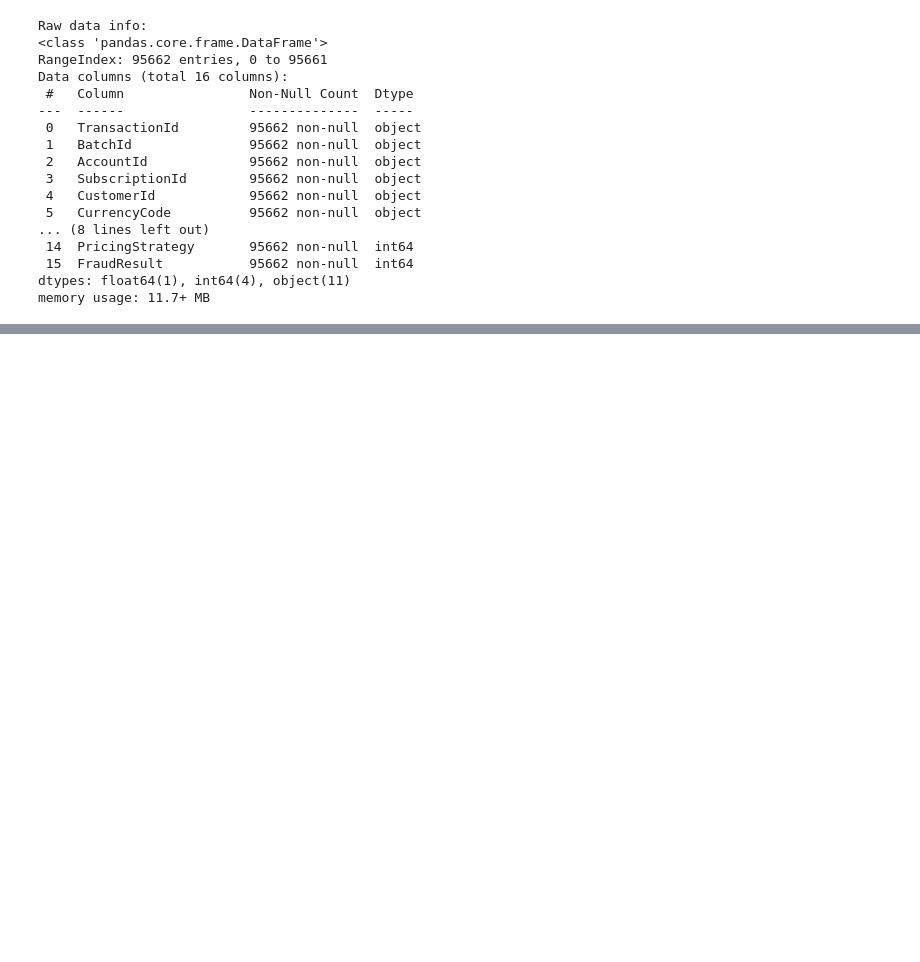
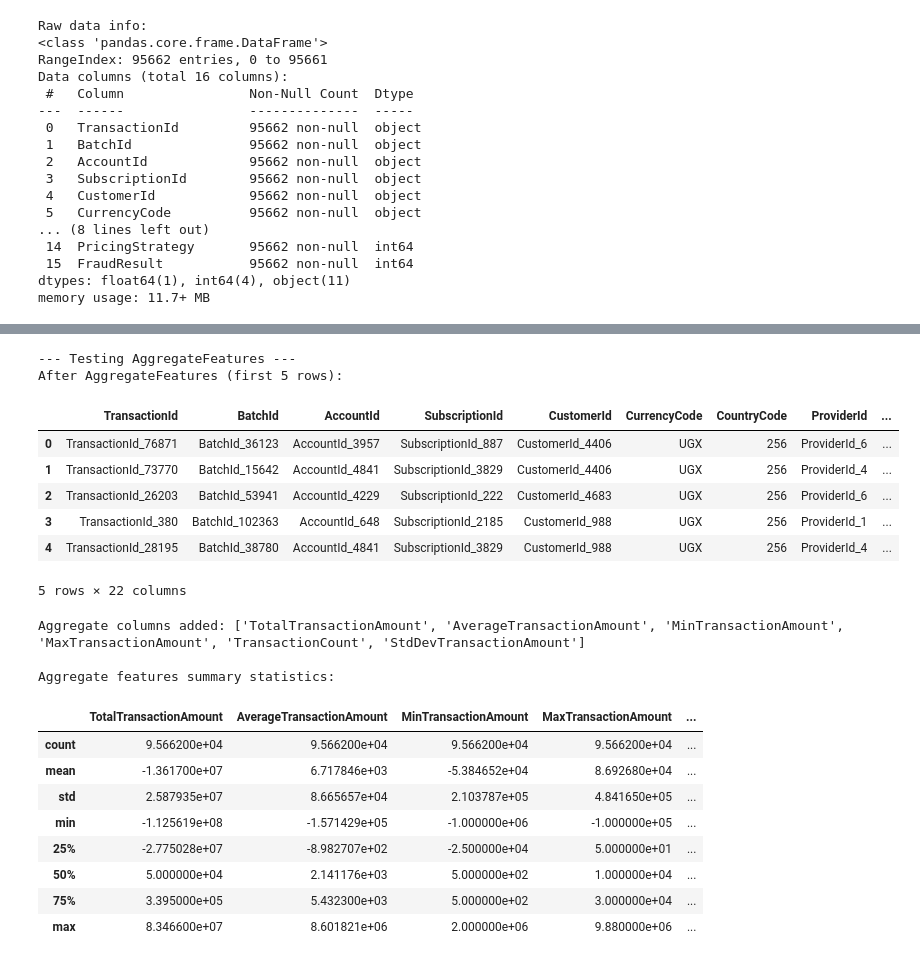
Before and after one commit to tigrem/Credit_Risk_Probability_Model, a Jupyter notebook: notebooks/test_feature_engineering_notebook.ipynb, the cells around one changed output, grey strips where cells are left out. Drawn from its saved outputs; the diff is of its cells as text; code cells hidden in the pictures; blank space fills up the shorter version.

```diff
--- a/notebooks/test_feature_engineering_notebook.ipynb
+++ b/notebooks/test_feature_engineering_notebook.ipynb
@@ -65,36 +63,6 @@ try:
 except FileNotFoundError:
     print(f"Error: {DATA_PATH} not found.")
     print("Please ensure 'data.csv' is located in the '../data/raw/' directory relative to this notebook.")
-    # Create a dummy dataframe for testing if the file is truly missing
-    print("\n--- Creating a dummy DataFrame for testing. ---")
-    df_raw = pd.DataFrame({
-        'TransactionId': range(10),
-        'BatchId': range(100,110),
-        'AccountId': [1,1,2,2,3,3,1,4,4,5],
-        'SubscriptionId': range(200,210),
-        'CustomerId': [10,10,20,20,30,30,10,40,40,50],
-        'CurrencyCode': ['KES']*10,
-        'CountryCode': [254]*10,
-        'ProviderId': [1,2,1,3,2,1,2,3,1,2],
-        'ProductId': ['P1','P2','P1','P3','P2','P1','P3','P1','P2','P3'],
-        'ProductCategory': ['CatA','CatB','CatA','CatC','CatB','CatA','CatC','CatA','CatB','CatC'],
-        'ChannelId': ['App','Web','App','POS','Web','App','POS','Web','App','POS'],
-        'Amount': [100.5, -50.0, 200.0, 75.2, -30.0, 150.0, 80.0, 120.0, -20.0, 90.0],
-        'Value': [100.5, 50.0, 200.0, 75.2, 30.0, 150.0, 80.0, 120.0, 20.0, 90.0],
-        'TransactionStartTime': pd.to_datetime([
-            '2024-01-01 10:00:00', '2024-01-01 11:30:00', '2024-01-02 09:00:00',
-            '2024-01-02 14:00:00', '2024-01-03 16:00:00', '2024-01-03 10:00:00',
-            '2024-01-04 08:00:00', '2024-01-04 12:00:00', '2024-01-05 09:00:00',
-            '2024-01-05 13:00:00'
-        ]),
-        'PricingStrategy': [1]*10,
-        'FraudResult': [0,0,0,0,1,0,0,0,0,0] # Example fraud result
-    })
-    print(f"Dummy data shape: {df_raw.shape}")
-    display(df_raw.head())
-
-# Create a working copy for individual tests
-df_working_copy = df_raw.copy()
 # %% [output]
 --- Loading Raw Data ---
 Data loaded successfully from '../data/raw/data.csv'
@@ -151,16 +150,39 @@ display(df_rfm[['Recency', 'Frequency', 'Monetary']].describe())
 # %%
 # Cell 5: Test AggregateFeatures
+print("\n--- Testing AggregateFeatures ---")
+# Ensure 'Amount' is numeric before aggregation for this individual test
+df_agg_test_copy = df_raw.copy()
+df_agg_test_copy['Amount'] = pd.to_numeric(df_agg_test_copy['Amount'], errors='coerce')
 
-print("\n--- Testing AggregateFeatures ---")
-# Ensure 'Amount' is numeric before aggregation
-df_working_copy['Amount'] = pd.to_numeric(df_working_copy['Amount'], errors='coerce')
 aggregator = AggregateFeatures()
-df_aggregated = aggregator.fit_transform(df_working_copy.copy()) # Use a fresh copy for this test
+df_aggregated = aggregator.fit_transform(df_agg_test_copy)
 print("After AggregateFeatures (first 5 rows):")
 display(df_aggregated.head())
 print(f"Aggregate columns added: {[col for col in df_aggregated.columns if 'TransactionAmount' in col or 'TransactionCount' in col]}")
 print("\nAggregate features summary statistics:")
-display(df_aggregated[['TotalTransactionAmount', 'AverageTransactionAmount', 'TransactionCount']].describe())
+display(df_aggregated[['TotalTransactionAmount', 'AverageTransactionAmount', 'MinTransactionAmount', 'MaxTransactionAmount', 'TransactionCount', 'StdDevTransactionAmount']].describe())
+# %% [output]
+--- Testing AggregateFeatures ---
+After AggregateFeatures (first 5 rows):
+|  | TransactionId | BatchId | AccountId | SubscriptionId | CustomerId | CurrencyCode | CountryCode | ProviderId | ... |
+| 0 | TransactionId_76871 | BatchId_36123 | AccountId_3957 | SubscriptionId_887 | CustomerId_4406 | UGX | 256 | ProviderId_6 | ... |
+| 1 | TransactionId_73770 | BatchId_15642 | AccountId_4841 | SubscriptionId_3829 | CustomerId_4406 | UGX | 256 | ProviderId_4 | ... |
+| 2 | TransactionId_26203 | BatchId_53941 | AccountId_4229 | SubscriptionId_222 | CustomerId_4683 | UGX | 256 | ProviderId_6 | ... |
+| 3 | TransactionId_380 | BatchId_102363 | AccountId_648 | SubscriptionId_2185 | CustomerId_988 | UGX | 256 | ProviderId_1 | ... |
+| 4 | TransactionId_28195 | BatchId_38780 | AccountId_4841 | SubscriptionId_3829 | CustomerId_988 | UGX | 256 | ProviderId_4 | ... |
+5 rows × 22 columns
+Aggregate columns added: ['TotalTransactionAmount', 'AverageTransactionAmount', 'MinTransactionAmount', 'MaxTransactionAmount', 'TransactionCount', 'StdDevTransactionAmount']
+
+Aggregate features summary statistics:
+|  | TotalTransactionAmount | AverageTransactionAmount | MinTransactionAmount | MaxTransactionAmount | ... |
+| count | 9.566200e+04 | 9.566200e+04 | 9.566200e+04 | 9.566200e+04 | ... |
+| mean | -1.361700e+07 | 6.717846e+03 | -5.384652e+04 | 8.692680e+04 | ... |
+| std | 2.587935e+07 | 8.665657e+04 | 2.103787e+05 | 4.841650e+05 | ... |
+| min | -1.125619e+08 | -1.571429e+05 | -1.000000e+06 | -1.000000e+05 | ... |
+| 25% | -2.775028e+07 | -8.982707e+02 | -2.500000e+04 | 5.000000e+01 | ... |
+| 50% | 5.000000e+04 | 2.141176e+03 | 5.000000e+02 | 1.000000e+04 | ... |
+| 75% | 3.395000e+05 | 5.432300e+03 | 5.000000e+02 | 3.000000e+04 | ... |
+| max | 8.346600e+07 | 8.601821e+06 | 2.000000e+06 | 9.880000e+06 | ... |
 # %%
 # Cell 6: Test MissingValueHandler
 
```
Also changed, not shown: parts of 8 cells of this notebook, 1 other file.
